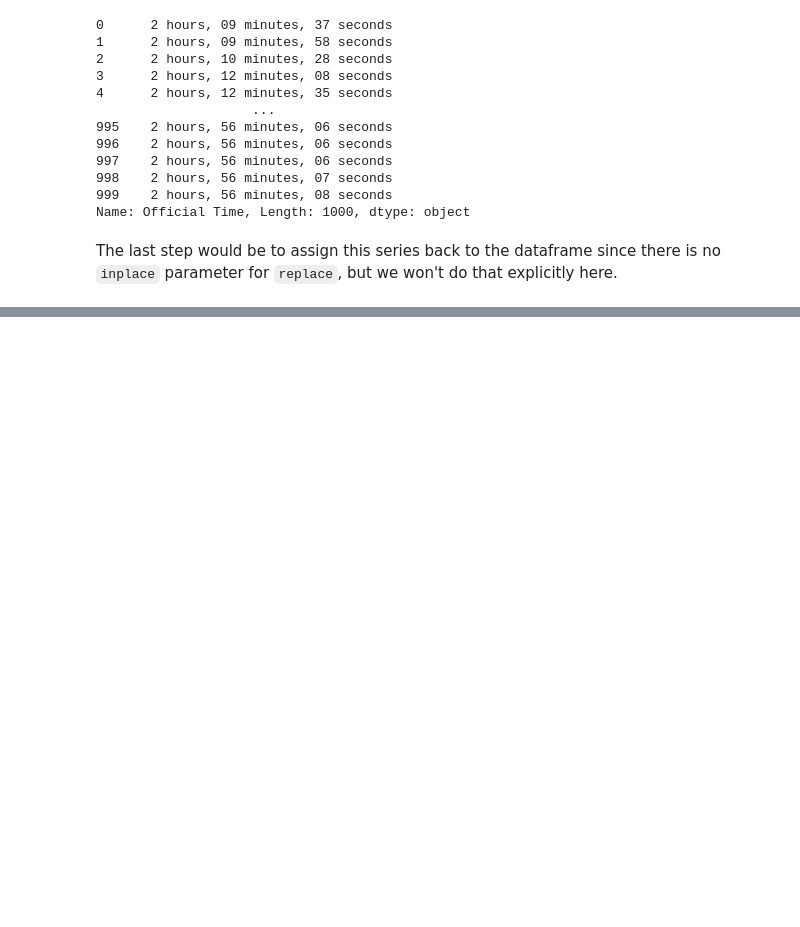
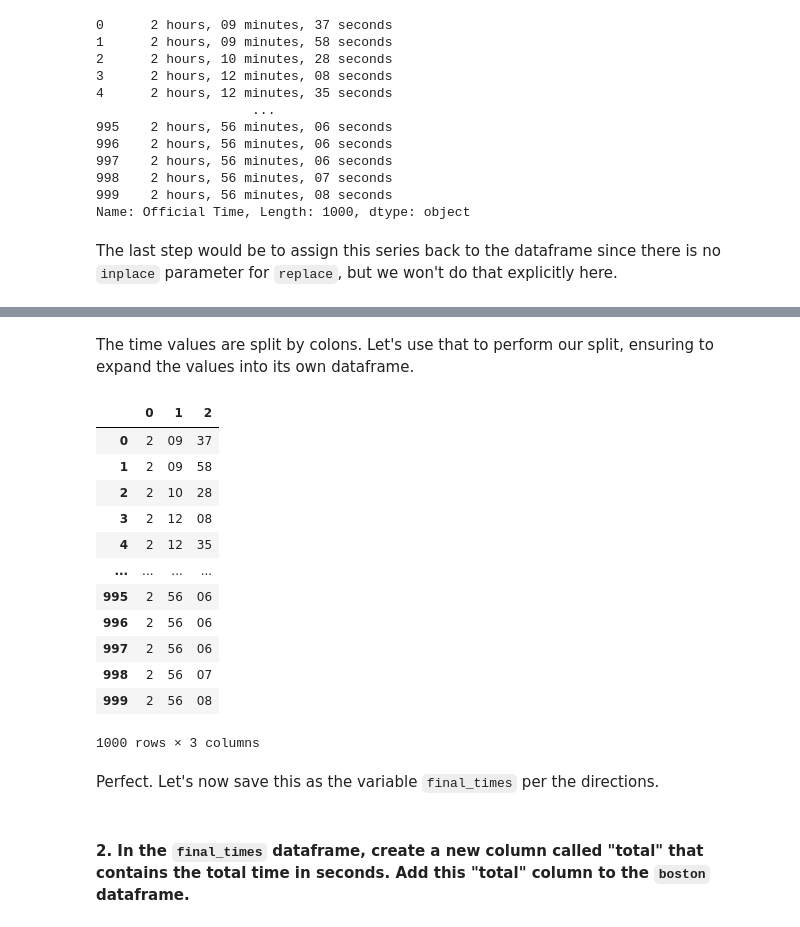
Before and after one commit to jgabunilas/pandas-bootcamp, a Jupyter notebook: Section11_Regex_and_Text_Manipulation/Section11_Regex_and_Text_Manipulation.ipynb, the cells around one changed output, grey strips where cells are left out. Drawn from its saved outputs; the diff is of its cells as text; code cells hidden in the pictures; blank space fills up the shorter version.

```diff
--- a/Section11_Regex_and_Text_Manipulation/Section11_Regex_and_Text_Manipulation.ipynb
+++ b/Section11_Regex_and_Text_Manipulation/Section11_Regex_and_Text_Manipulation.ipynb
@@ -1821,0 +1845,20 @@ The last step would be to assign this series back to the dataframe since there i
+# %% [markdown]
+The time values are split by colons. Let's use that to perform our split, ensuring to expand the values into its own dataframe.
+# %%
+boston['Official Time'].str.split(':', expand = True)
+# %% [output]
+|  | 0 | 1 | 2 |
+| 0 | 2 | 09 | 37 |
+| 1 | 2 | 09 | 58 |
+| 2 | 2 | 10 | 28 |
+| 3 | 2 | 12 | 08 |
+| 4 | 2 | 12 | 35 |
+| ... | ... | ... | ... |
+| 995 | 2 | 56 | 06 |
+| 996 | 2 | 56 | 06 |
+| 997 | 2 | 56 | 06 |
+| 998 | 2 | 56 | 07 |
+| 999 | 2 | 56 | 08 |
+1000 rows × 3 columns
+# %% [markdown]
+Perfect. Let's now save this as the variable `final_times` per the directions.
@@ -1821,0 +1867,2 @@ The last step would be to assign this series back to the dataframe since there i
+# %% [markdown]
+#### 2. In the `final_times` dataframe, create a new column called "total" that contains the total time in seconds. Add this "total" column to the `boston` dataframe.
```
Also changed, not shown: parts of 33 cells of this notebook, 1 other file.
